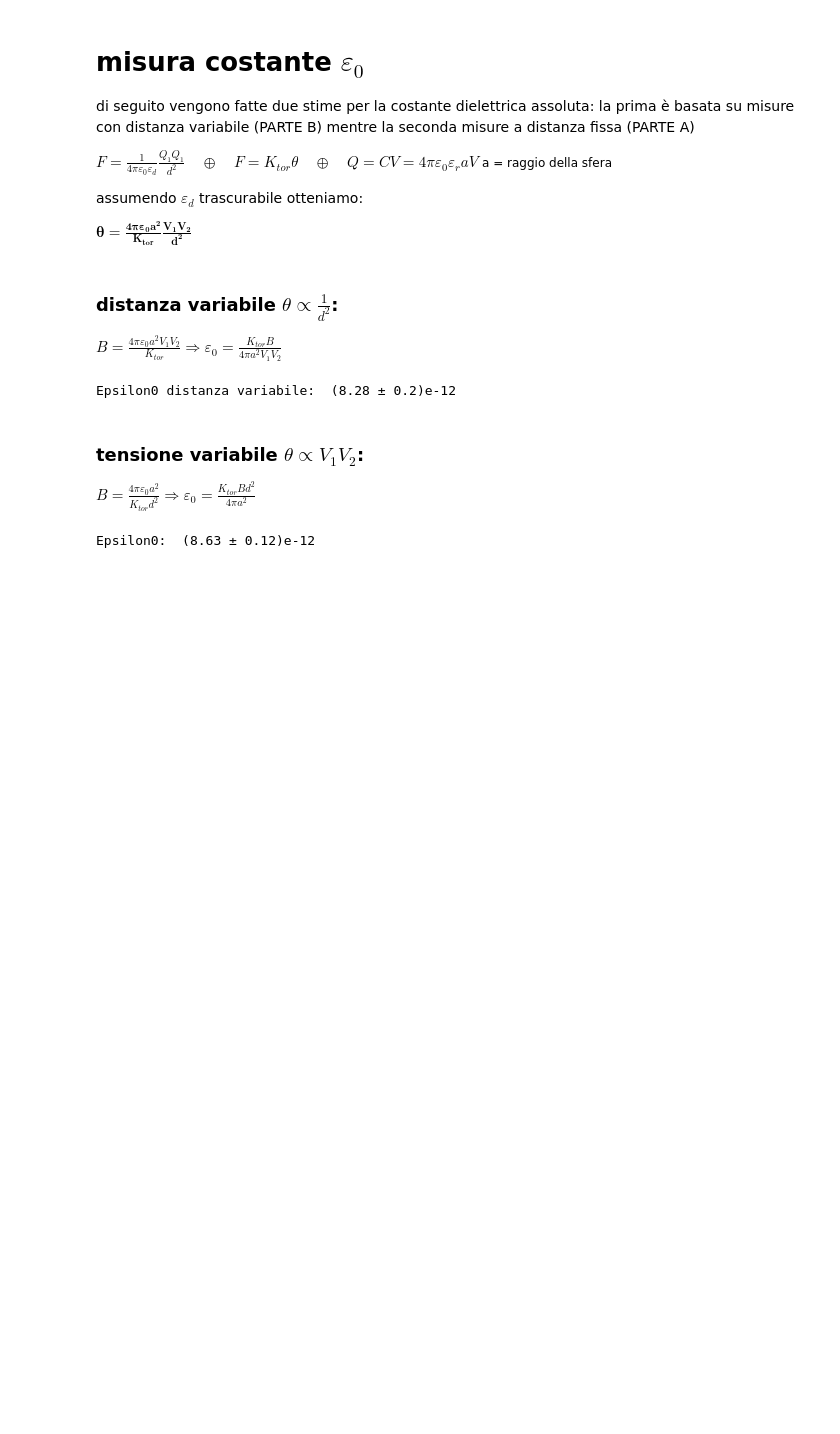
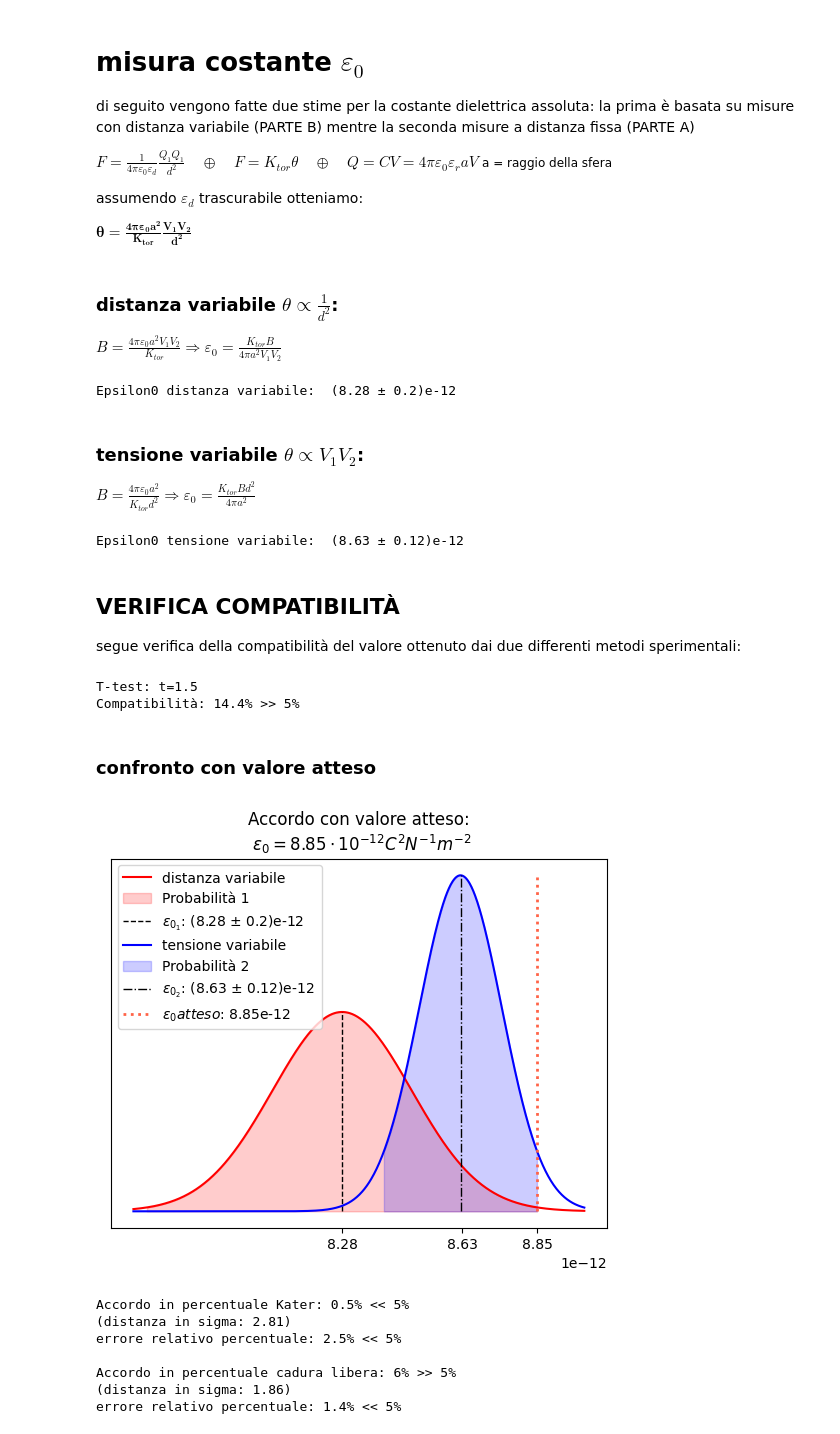
Before and after one commit to CarminatiGiovanni/LaboratorioFisica1, a Jupyter notebook: 02_BILANCIA DI COULOMB/PYTHON/misura_costante_dielettrica_assoluta.ipynb, the cells around one changed output. Cells and saved outputs as stored; diff of their text form; code cells hidden in the pictures; blank space fills up the shorter version.

```diff
--- a/02_BILANCIA DI COULOMB/PYTHON/misura_costante_dielettrica_assoluta.ipynb
+++ b/02_BILANCIA DI COULOMB/PYTHON/misura_costante_dielettrica_assoluta.ipynb
@@ -37,10 +37,77 @@ Epsilon0 distanza variabile:  (8.28 ± 0.2)e-12
 $B = \frac{4\pi\varepsilon_0a^2}{K_{tor}d^2} \Rightarrow \varepsilon_0 = \frac{K_{tor}B d^2}{4\pi a^2}$
 # %%
 tensione_variabile_B = 3.598408064946805e-08 #B
-sigma_carica_variabile_B = 4.895069850371449e-10 #sigmaB
+sigma_tensione_variabile_B = 4.895069850371449e-10 #sigmaB
 d = 0.1 #m
 EPSILON2 = (tensione_variabile_B * COSTANTE_DI_TORSIONE * d**2)/(4*np.pi*np.power(raggio,2))
 sigmaEPSILON2 = EPSILON2 * np.sqrt((sigma_COSTANTE_DI_TORSIONE/COSTANTE_DI_TORSIONE)**2+(sigma_tensione_variabile_B/tensione_variabile_B)**2)
 print('Epsilon0 tensione variabile: ',final_val(EPSILON2,sigmaEPSILON2,exp=-12))
 # %% [output]
-Epsilon0:  (8.63 ± 0.12)e-12
+Epsilon0 tensione variabile:  (8.63 ± 0.12)e-12
+# %% [markdown]
+## VERIFICA COMPATIBILITÀ
+
+segue verifica della compatibilità del valore ottenuto dai due differenti metodi sperimentali:
+# %%
+from interpolazione3 import probability_under_norm
+t = np.abs(EPSILON1-EPSILON2) / np.sqrt(sigmaEPSILON2**2 + sigmaEPSILON1**2)
+
+print(f'T-test: t={np.round(t,1)}')
+print(f'Compatibilità: {np.round((1-probability_under_norm(0,1,t))*100,1)}% >> 5%')
+# %% [output]
+T-test: t=1.5
+Compatibilità: 14.4% >> 5%
+# %% [markdown]
+### confronto con valore atteso
+# %%
+EA = 8.85e-12 # epsilon atteso
+
+from interpolazione3 import probability_under_norm, decimal_val
+import matplotlib.pyplot as plt
+import scipy.stats as sc
+import numpy as np
+
+E1,sE1 = EPSILON1,sigmaEPSILON1
+E2,sE2 = EPSILON2,sigmaEPSILON2
+
+plt.title('Accordo con valore atteso:\n $\epsilon_0 = 8.85\cdot 10^{-12} C^2N^{-1}m^{-2}$')
+
+x = np.linspace(min(E1-3*sE1,E2-3*sE2),max(E1+3*sE1,E2+3*sE2),1000)
+
+R = sc.norm.pdf(x,loc=E1,scale=sE1)
+plt.plot(x,R, color='red', label='distanza variabile')
+t = np.abs(E1 - EA) / sE1
+plt.fill_between(x= x,y1= R,where= (E1- t*sE1 < x)&(x < E1 + t*sE1),color= "red",alpha= 0.2,label='Probabilità 1')
+plt.vlines(x=E1,ymin=0,ymax=max(R),linewidths=1.0,label="$\epsilon_{0_1}$"+f": {final_val(E1,sE1,exp=-12)}", color='black',linestyle="--")
+
+B = sc.norm.pdf(x,loc=E2,scale=sE2)
+plt.plot(x,B, color='blue', label='tensione variabile')
+t = np.abs(E2 - EA) / sE2
+plt.fill_between(x= x,y1= B,where= (E2- t*sE2 < x)&(x < E2 + t*sE2),color= "blue",alpha= 0.2,label='Probabilità 2')
+plt.vlines(x=E2,ymin=0,ymax=max(B),linewidths=1.0,label="$\epsilon_{0_2}$"+f": {final_val(E2,sE2,exp=-12)}", color='black',linestyle="-.")
+
+plt.vlines(x=EA,ymax=max(B),ymin=0,linewidths=2.0,label="$\epsilon_{0} atteso$"+f": {decimal_val(EA,exp=-12)}", color='#FF6347',linestyle="dotted")
+
+plt.xticks(np.round([E1,E2,EA],14))
+plt.yticks([])
+plt.legend()
+plt.show()
+
+p = np.round((1-probability_under_norm(E1,sE1,EA))*100,1)
+print(f'Accordo in percentuale Kater: {p}% << 5%')
+print(f'(distanza in sigma: {np.round(np.abs(E1 - EA) / sE1,2)})')
+print(f'errore relativo percentuale: {np.round(sE1/E1*100,1)}% << 5%\n')
+
+p = (1-probability_under_norm(E2,sE2,EA))*100
+print(f'Accordo in percentuale cadura libera: {int(p)}% >> 5%')
+print(f'(distanza in sigma: {np.round(np.abs(E2 - EA) / sE2,2)})')
+print(f'errore relativo percentuale: {np.round(sE2/E2*100,1)}% << 5%\n')
+# %% [output]
+[figure, added]
+Accordo in percentuale Kater: 0.5% << 5%
+(distanza in sigma: 2.81)
+errore relativo percentuale: 2.5% << 5%
+
+Accordo in percentuale cadura libera: 6% >> 5%
+(distanza in sigma: 1.86)
+errore relativo percentuale: 1.4% << 5%
```
